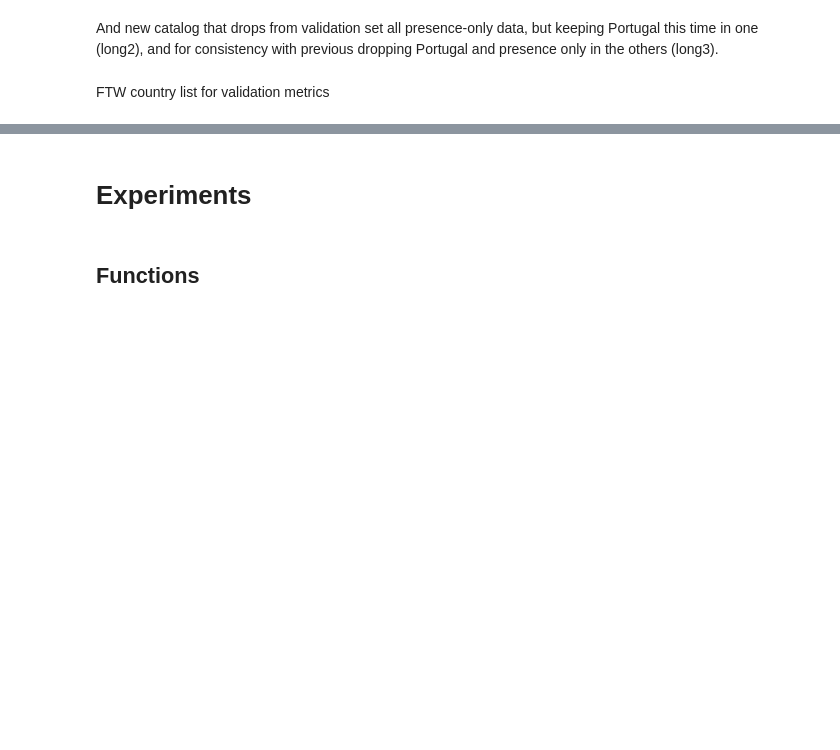
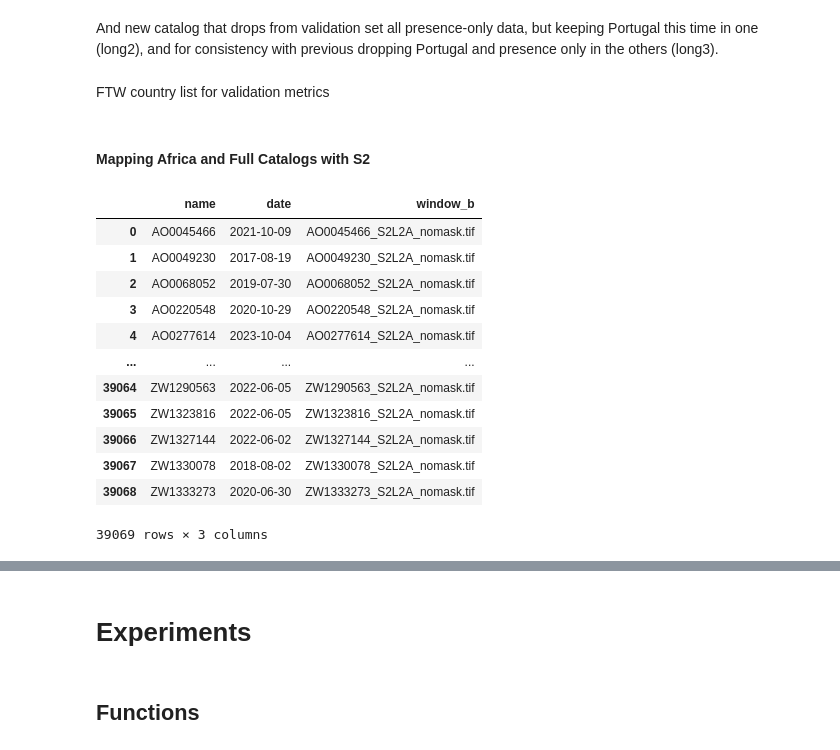
Before and after one commit to agroimpacts/ftw-mappingafrica-integration, a Jupyter notebook: notebooks/setup-experiments.ipynb, the cells around one changed output, grey strips where cells are left out. Cells and saved outputs as stored; diff of their text form; code cells hidden in the pictures; blank space fills up the shorter version.

```diff
--- a/notebooks/setup-experiments.ipynb
+++ b/notebooks/setup-experiments.ipynb
@@ -224,3 +232,38 @@ ftw_countries = (ftw_catalog_long.query("split == 'validate'")
 with open("../scripts/ftw-countries.txt", "w") as f:
     for c in ftw_countries.country.tolist():
         f.write(f"{c}\n")
+# %% [markdown]
+#### Mapping Africa and Full Catalogs with S2
+# %%
+s2_winb_catalog = pd.read_csv("../external/inputs/primary_merged_dedup.csv")
+s2_winb_catalog.rename(columns={"chip_id": "name"}, inplace=True)
+
+s2_dir = "/Users/LEstes/data/labels/cropland/mappingafrica-s2-256/window_b"
+
+fns = [f for f in os.listdir(s2_dir)]
+fns = pd.DataFrame(fns).rename(columns ={0: "window_b"})
+fns["name"] = fns["window_b"].apply(lambda x: x.split("_")[0])
+
+s2_winb_catalog = (
+    pd.merge(s2_winb_catalog, fns, how="left", on="name")
+    .rename(columns={"chip_id": "name", "s2_primary_date": "date"})
+)
+s2_winb_catalog = s2_winb_catalog[["name", "date", "window_b"]]
+s2_winb_catalog["date"] = pd.to_datetime(
+    s2_winb_catalog["date"], utc=True, errors="coerce"
+).dt.strftime("%Y-%m-%d")
+s2_winb_catalog
+# %% [output]
+|  | name | date | window_b |
+| 0 | AO0045466 | 2021-10-09 | AO0045466_S2L2A_nomask.tif |
+| 1 | AO0049230 | 2017-08-19 | AO0049230_S2L2A_nomask.tif |
+| 2 | AO0068052 | 2019-07-30 | AO0068052_S2L2A_nomask.tif |
+| 3 | AO0220548 | 2020-10-29 | AO0220548_S2L2A_nomask.tif |
+| 4 | AO0277614 | 2023-10-04 | AO0277614_S2L2A_nomask.tif |
+| ... | ... | ... | ... |
+| 39064 | ZW1290563 | 2022-06-05 | ZW1290563_S2L2A_nomask.tif |
+| 39065 | ZW1323816 | 2022-06-05 | ZW1323816_S2L2A_nomask.tif |
+| 39066 | ZW1327144 | 2022-06-02 | ZW1327144_S2L2A_nomask.tif |
+| 39067 | ZW1330078 | 2018-08-02 | ZW1330078_S2L2A_nomask.tif |
+| 39068 | ZW1333273 | 2020-06-30 | ZW1333273_S2L2A_nomask.tif |
+39069 rows × 3 columns
```
Also changed, not shown: parts of 9 cells of this notebook, 1 other file.
